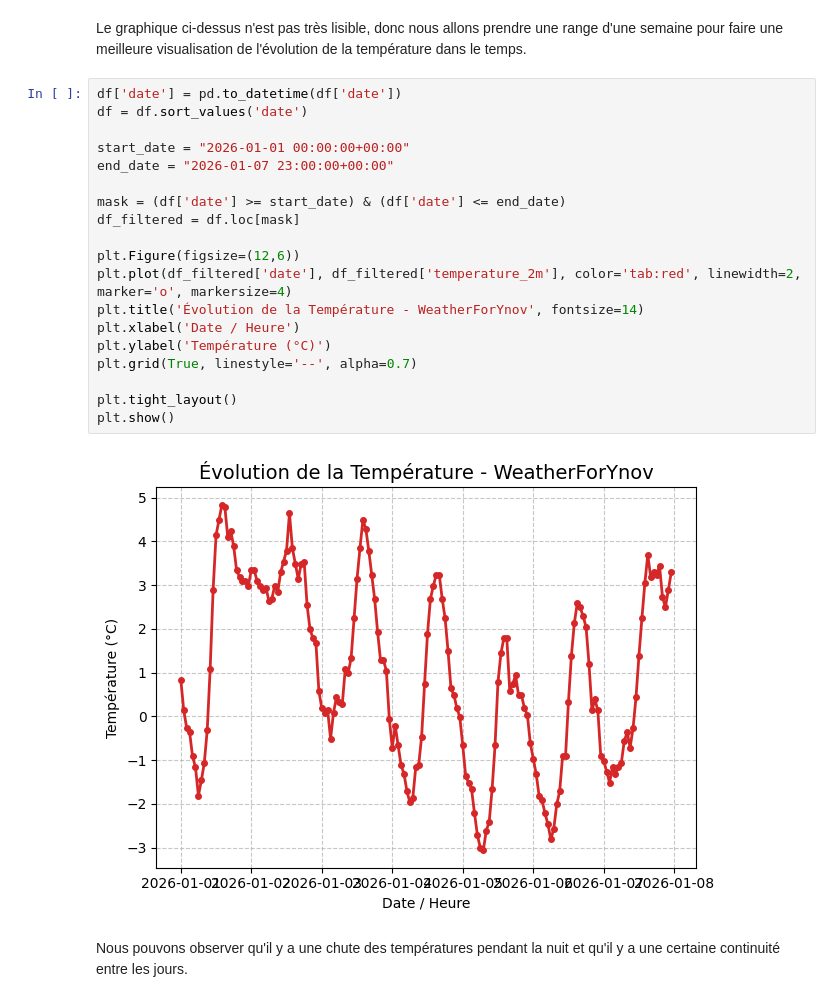
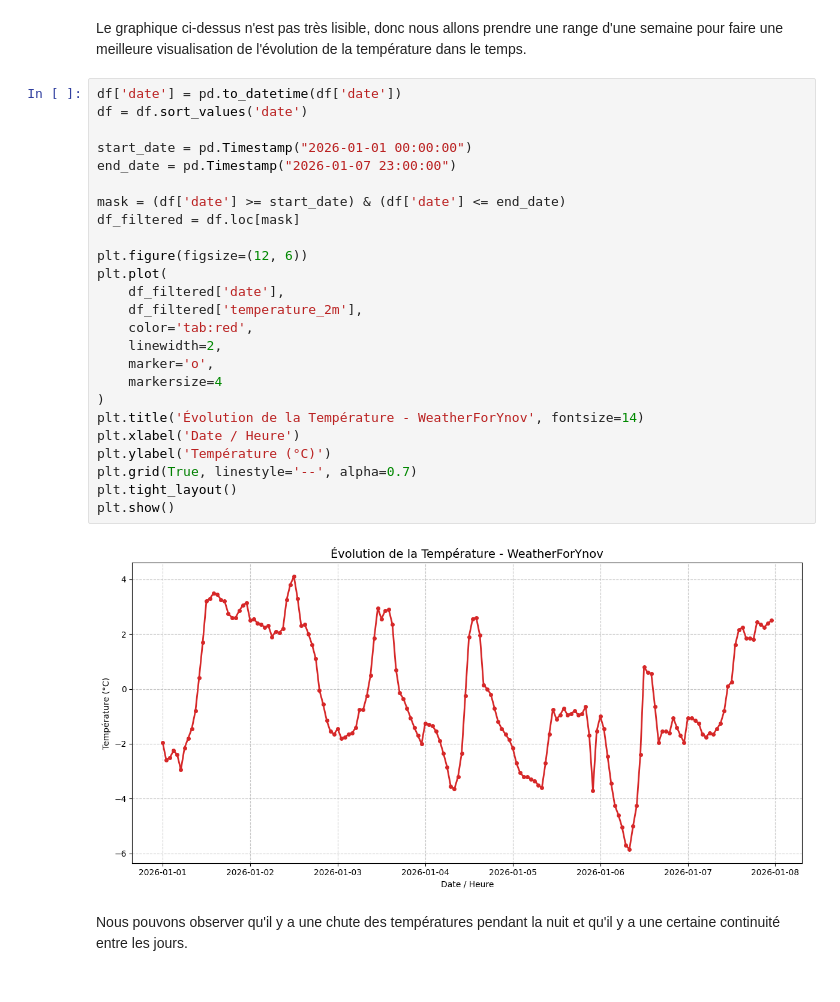
Before and after one commit to qevan91/Projet-fil-rouge-b3, a Jupyter notebook: main.ipynb, the cells around one changed output. Cells and saved outputs as stored; diff of their text form.

```diff
--- a/main.ipynb
+++ b/main.ipynb
@@ -74,24 +99,30 @@ Le graphique ci-dessus n'est pas très lisible, donc nous allons prendre une ran
 # %%
 df['date'] = pd.to_datetime(df['date'])
 df = df.sort_values('date')
 
-start_date = "2026-01-01 00:00:00+00:00"
-end_date = "2026-01-07 23:00:00+00:00"
+start_date = pd.Timestamp("2026-01-01 00:00:00")
+end_date = pd.Timestamp("2026-01-07 23:00:00")
 
 mask = (df['date'] >= start_date) & (df['date'] <= end_date)
 df_filtered = df.loc[mask]
 
-plt.Figure(figsize=(12,6))
-plt.plot(df_filtered['date'], df_filtered['temperature_2m'], color='tab:red', linewidth=2, marker='o', markersize=4)
+plt.figure(figsize=(12, 6))
+plt.plot(
+    df_filtered['date'],
+    df_filtered['temperature_2m'],
+    color='tab:red',
+    linewidth=2,
+    marker='o',
+    markersize=4
+)
 plt.title('Évolution de la Température - WeatherForYnov', fontsize=14)
 plt.xlabel('Date / Heure')
 plt.ylabel('Température (°C)')
 plt.grid(True, linestyle='--', alpha=0.7)
-
 plt.tight_layout()
 plt.show()
 # %% [output]
-[figure, old version]
+[figure, new version]
 # %% [markdown]
 Nous pouvons observer qu'il y a une chute des températures pendant la nuit et qu'il y a une certaine continuité entre les jours.
 # %%
```
Also changed, not shown: parts of 5 cells of this notebook, 1 other file.
